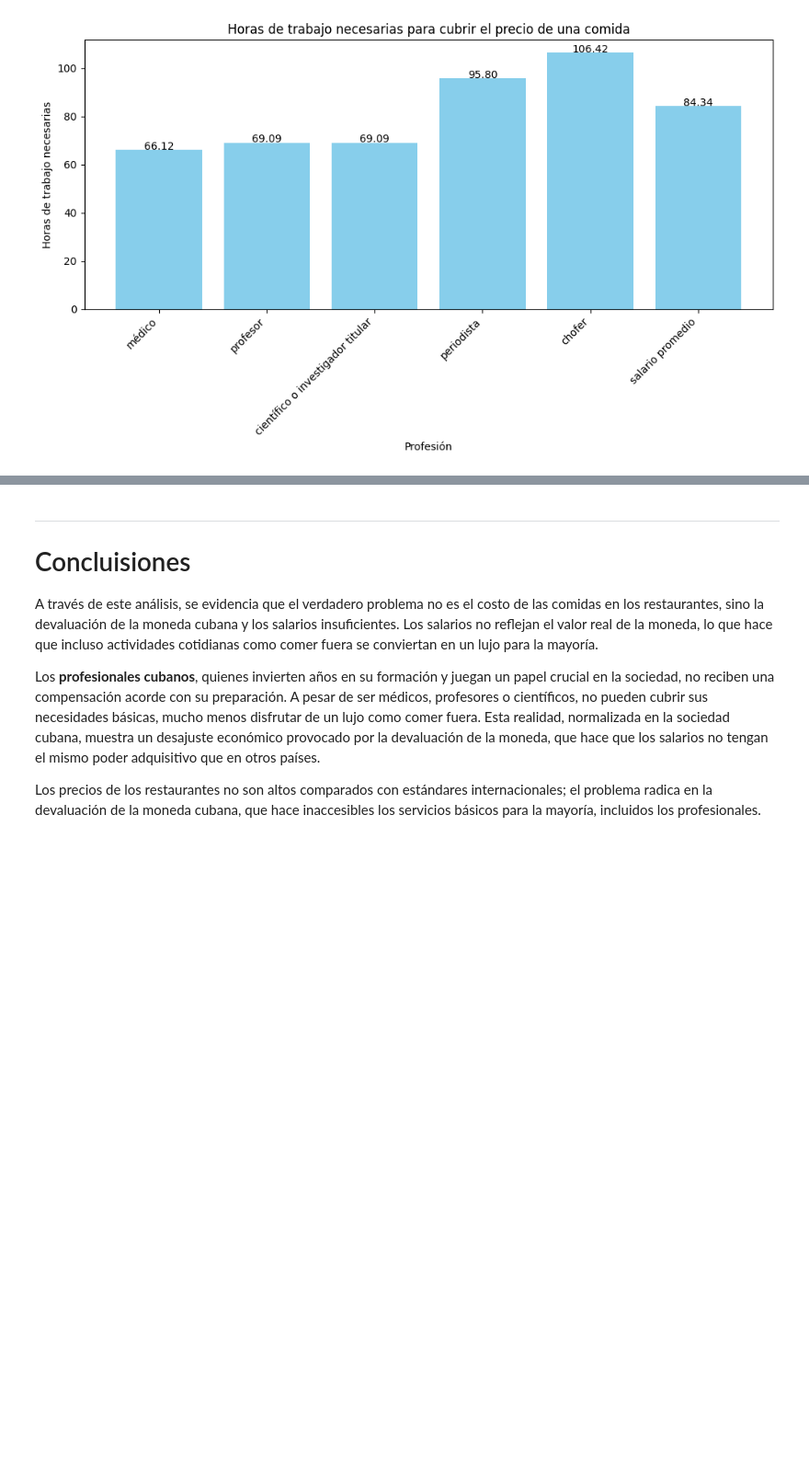
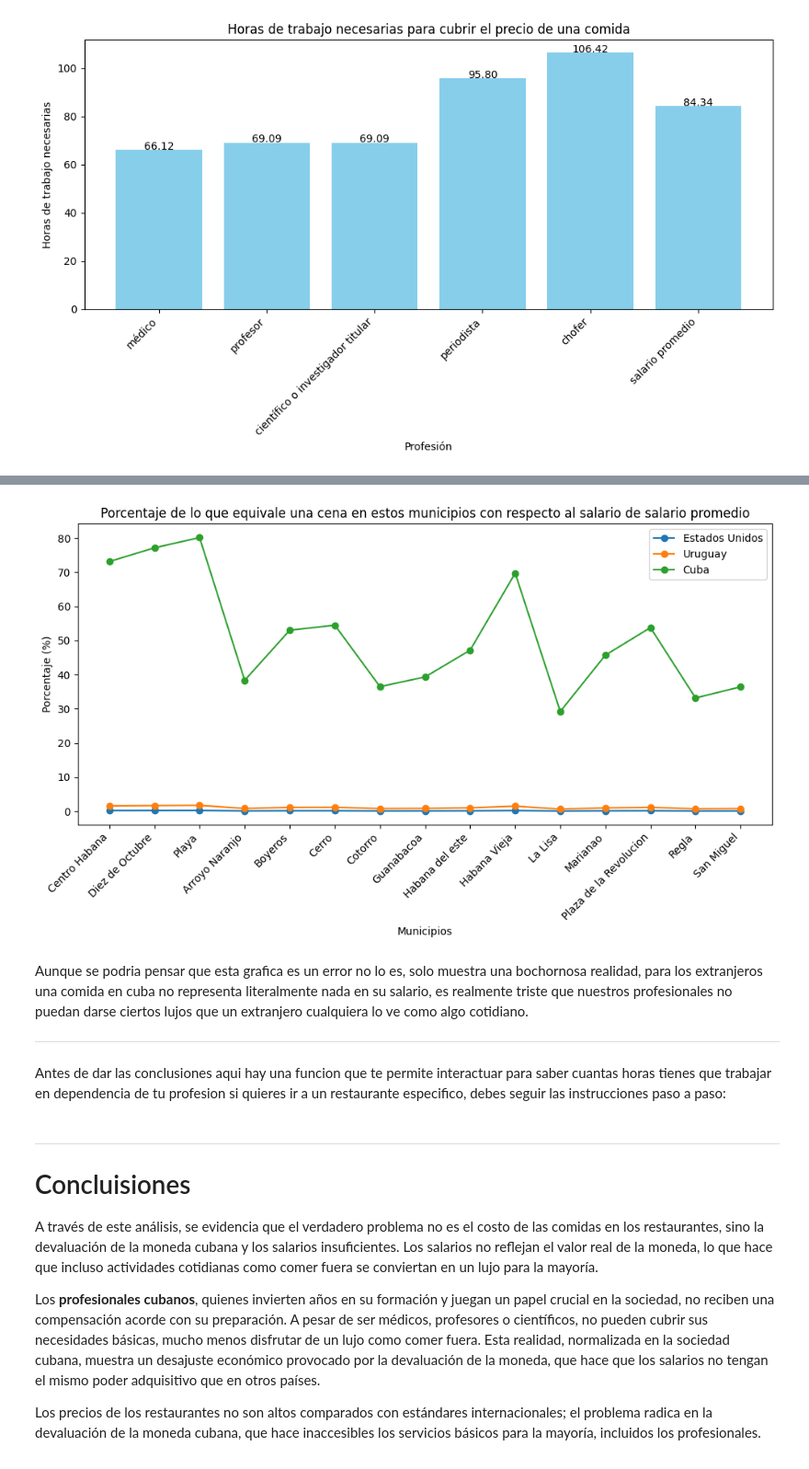
Before and after one commit to angie-rosquet/PROYECTEO-PRO-ICD, a Jupyter notebook: Un_Lujo_Para_El_Paladar.ipynb, the cells around one changed output, grey strips where cells are left out. Shown at 92% size. Cells and saved outputs as stored; diff of their text form; code cells hidden in the pictures; blank space fills up the shorter version.

```diff
--- a/Un_Lujo_Para_El_Paladar.ipynb
+++ b/Un_Lujo_Para_El_Paladar.ipynb
@@ -504,3 +522,14 @@ Anallicemos el pais que siempre viene a la mente de todos: Estados Unidos. Porqu
+# %%
+ingrese_aqui = "salario promedio"
+# %%
+bp.plot_salary_percentage_for_profession_in_municipalities(filtred_df, bp.json_salary_world, ingrese_aqui, t)
+# %% [output]
+[figure, added]
+# %% [markdown]
+Aunque se podria pensar que esta grafica es un error no lo es, solo muestra una bochornosa realidad, para los extranjeros una comida en cuba no representa literalmente nada en su salario, es realmente triste que nuestros profesionales no puedan darse ciertos lujos que un extranjero cualquiera lo ve como algo cotidiano.
+***
+# %% [markdown]
+Antes de dar las conclusiones aqui hay una funcion que te permite interactuar para saber cuantas horas tienes que trabajar en dependencia de tu profesion si quieres ir a un restaurante especifico, debes seguir las instrucciones paso a paso:
 # %% [markdown]
 ***
 # Concluisiones
```
Also changed, not shown: parts of 6 cells of this notebook, 2 other files.
